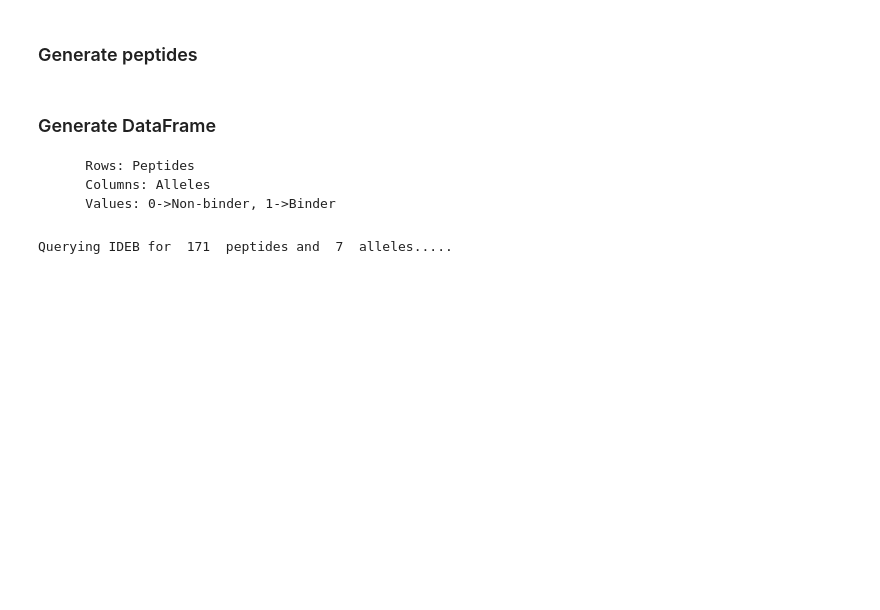
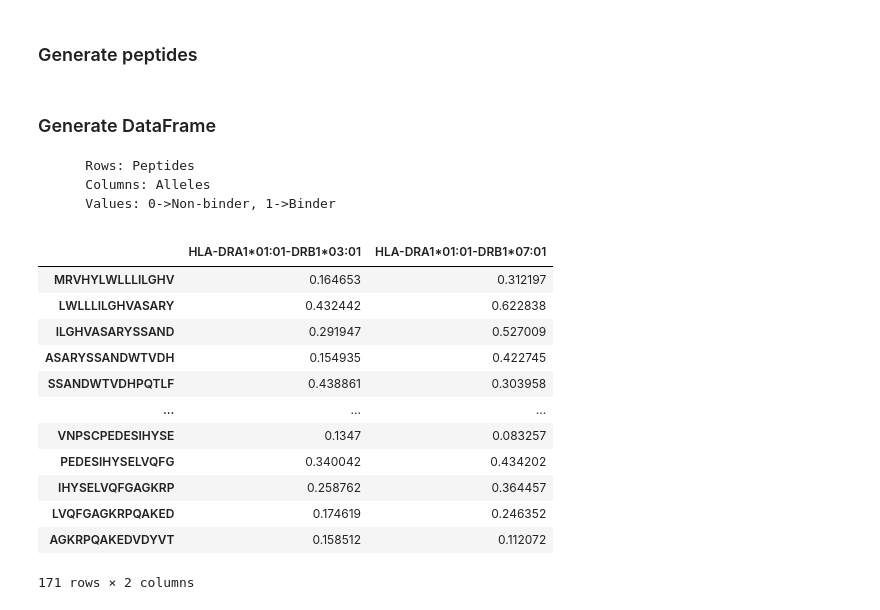
Before and after one commit to avik94ab/indirect-antigen-mismatch-model, a Jupyter notebook: notebooks/Demo.ipynb, the cells around one changed output. Cells and saved outputs as stored; diff of their text form; code cells hidden in the pictures; blank space fills up the shorter version.

Commit message:
local installation for netMHCIIPan4.0 integrated

```diff
--- a/notebooks/Demo.ipynb
+++ b/notebooks/Demo.ipynb
@@ -28,6 +28,18 @@ peptides = api.generatePeptides(seq, 15, 5)
         Columns: Alleles
         Values: 0->Non-binder, 1->Binder
 # %%
-display(api.NetMHCIIPan4(peptides, threshold = 0.5))
+display(api.bindingScore(peptides))
 # %% [output]
+|  | HLA-DRA1*01:01-DRB1*03:01 | HLA-DRA1*01:01-DRB1*07:01 |
+| MRVHYLWLLLILGHV | 0.164653 | 0.312197 |
+| LWLLLILGHVASARY | 0.432442 | 0.622838 |
+| ILGHVASARYSSAND | 0.291947 | 0.527009 |
+| ASARYSSANDWTVDH | 0.154935 | 0.422745 |
+| SSANDWTVDHPQTLF | 0.438861 | 0.303958 |
+| ... | ... | ... |
+| VNPSCPEDESIHYSE | 0.1347 | 0.083257 |
+| PEDESIHYSELVQFG | 0.340042 | 0.434202 |
+| IHYSELVQFGAGKRP | 0.258762 | 0.364457 |
+| LVQFGAGKRPQAKED | 0.174619 | 0.246352 |
+| AGKRPQAKEDVDYVT | 0.158512 | 0.112072 |
-Querying IDEB for  171  peptides and  7  alleles.....
+171 rows × 2 columns
```
Also changed, not shown: 1 other file.
